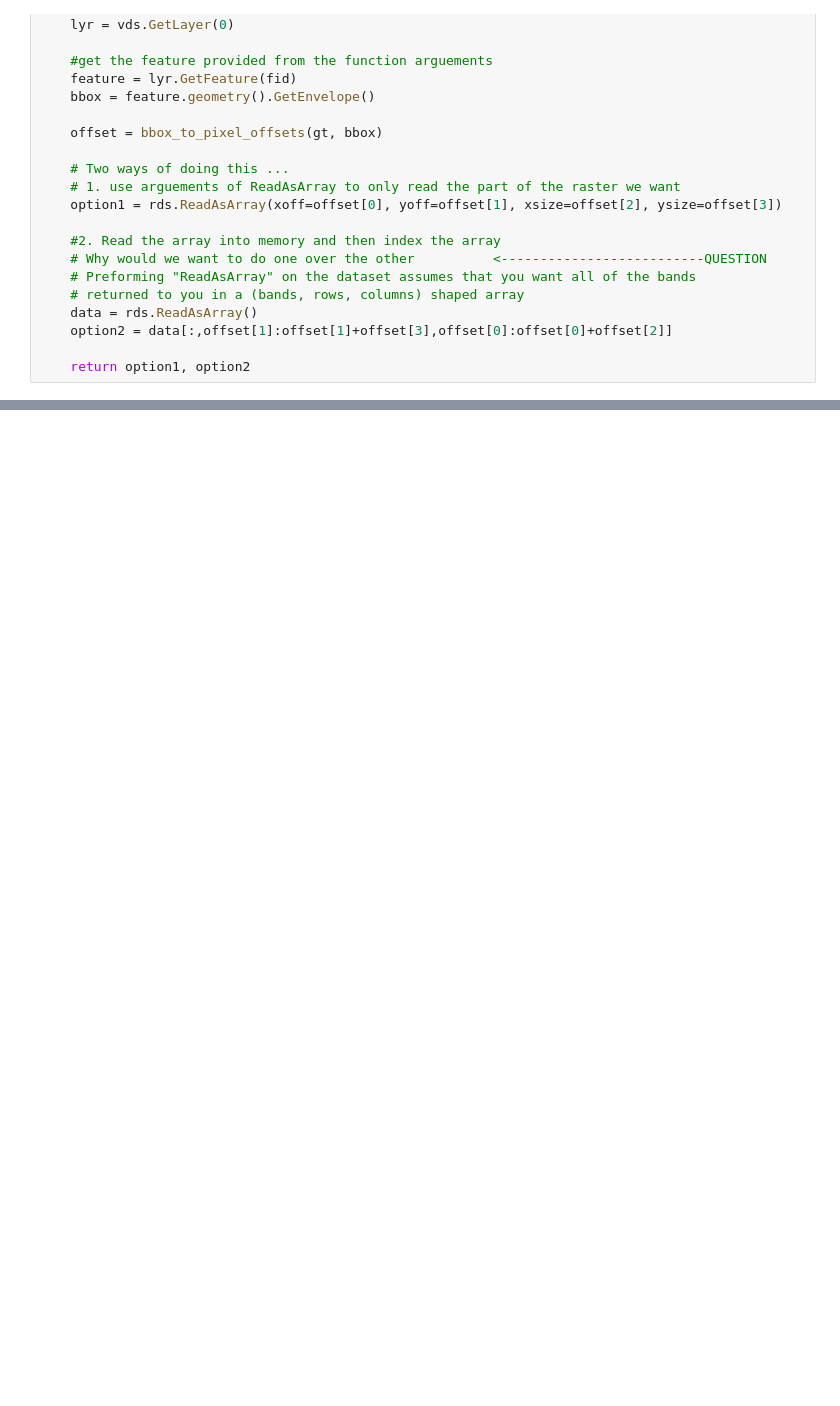
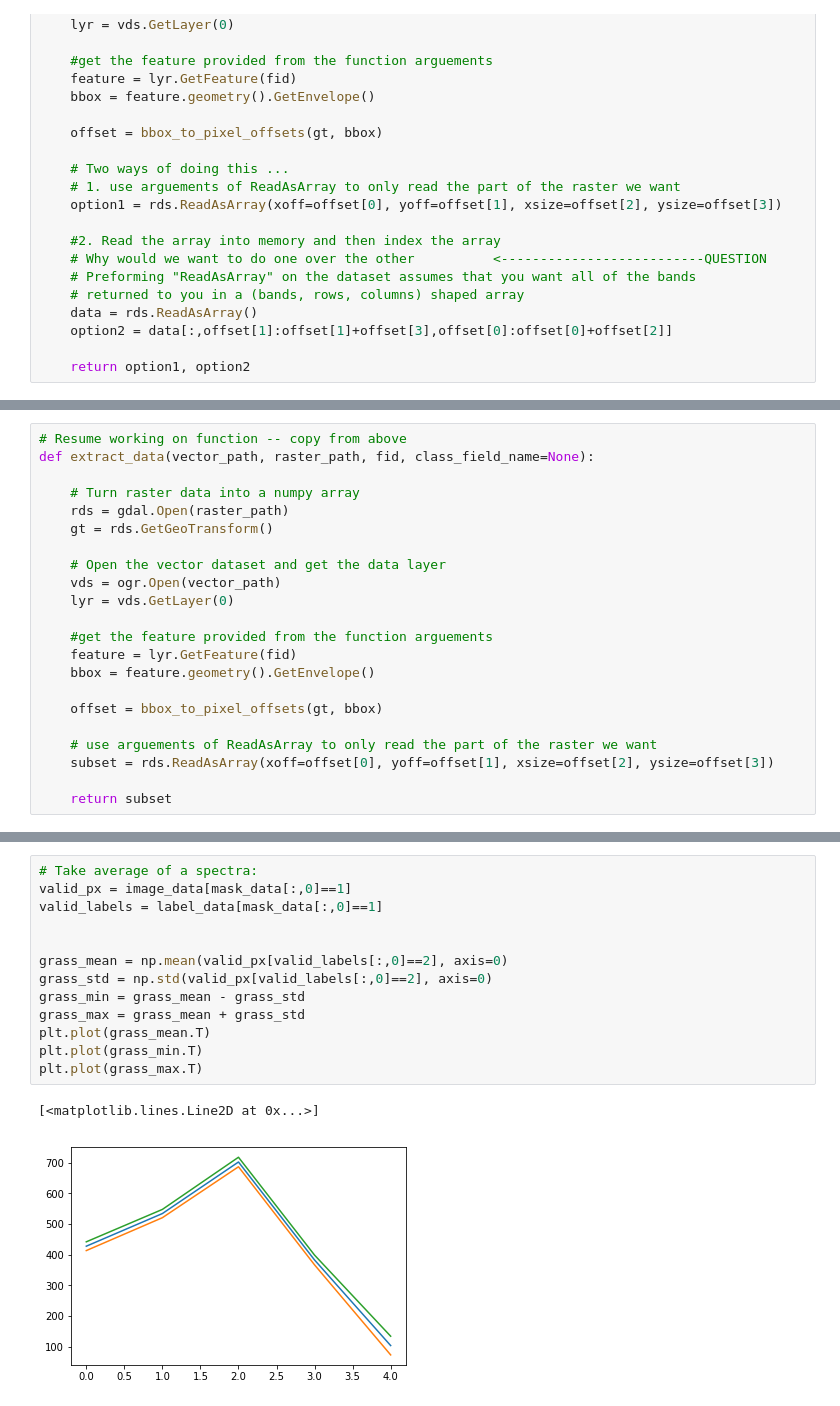
Before and after one commit to zraymer/PUG, a Jupyter notebook: HilliestBusRoute/Ex_4/Extract_Raster_Data.ipynb, the cells around one changed output, grey strips where cells are left out. Drawn from its saved outputs; the diff is of its cells as text; blank space fills up the shorter version.

```diff
--- a/HilliestBusRoute/Ex_4/Extract_Raster_Data.ipynb
+++ b/HilliestBusRoute/Ex_4/Extract_Raster_Data.ipynb
@@ -72,0 +81,22 @@ True
+# %%
+# Resume working on function -- copy from above
+def extract_data(vector_path, raster_path, fid, class_field_name=None):
+
+    # Turn raster data into a numpy array
+    rds = gdal.Open(raster_path)
+    gt = rds.GetGeoTransform()
+
+    # Open the vector dataset and get the data layer
+    vds = ogr.Open(vector_path)
+    lyr = vds.GetLayer(0)
+
+    #get the feature provided from the function arguements
+    feature = lyr.GetFeature(fid)
+    bbox = feature.geometry().GetEnvelope()
+
+    offset = bbox_to_pixel_offsets(gt, bbox)
+
+    # use arguements of ReadAsArray to only read the part of the raster we want
+    subset = rds.ReadAsArray(xoff=offset[0], yoff=offset[1], xsize=offset[2], ysize=offset[3])
+
+    return subset
@@ -75,0 +370,16 @@ True
+# %%
+# Take average of a spectra:
+valid_px = image_data[mask_data[:,0]==1]
+valid_labels = label_data[mask_data[:,0]==1]
+
+
+grass_mean = np.mean(valid_px[valid_labels[:,0]==2], axis=0)
+grass_std = np.std(valid_px[valid_labels[:,0]==2], axis=0)
+grass_min = grass_mean - grass_std
+grass_max = grass_mean + grass_std
+plt.plot(grass_mean.T)
+plt.plot(grass_min.T)
+plt.plot(grass_max.T)
+# %% [output]
+[<matplotlib.lines.Line2D at 0x...>]
+[figure, added]
```
Also changed, not shown: parts of 16 cells of this notebook, 1 other file.
